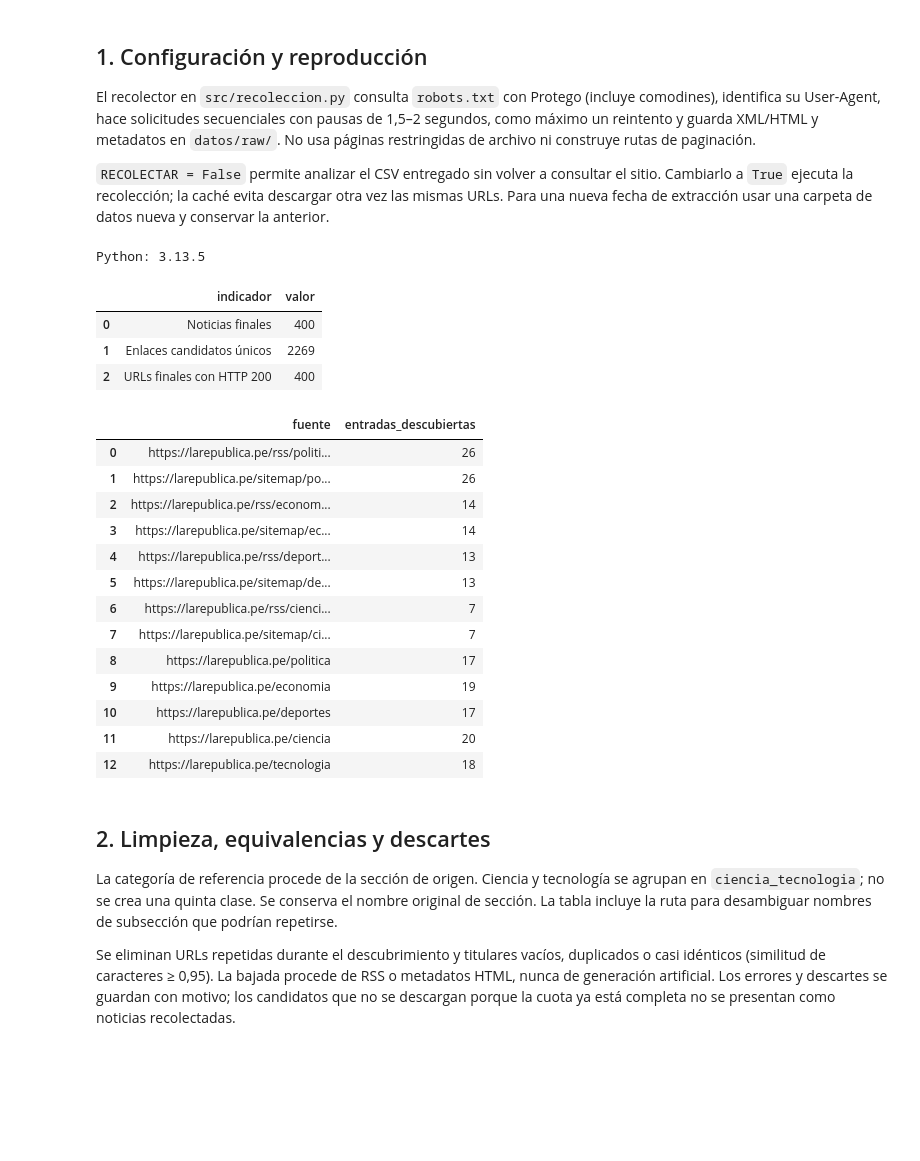
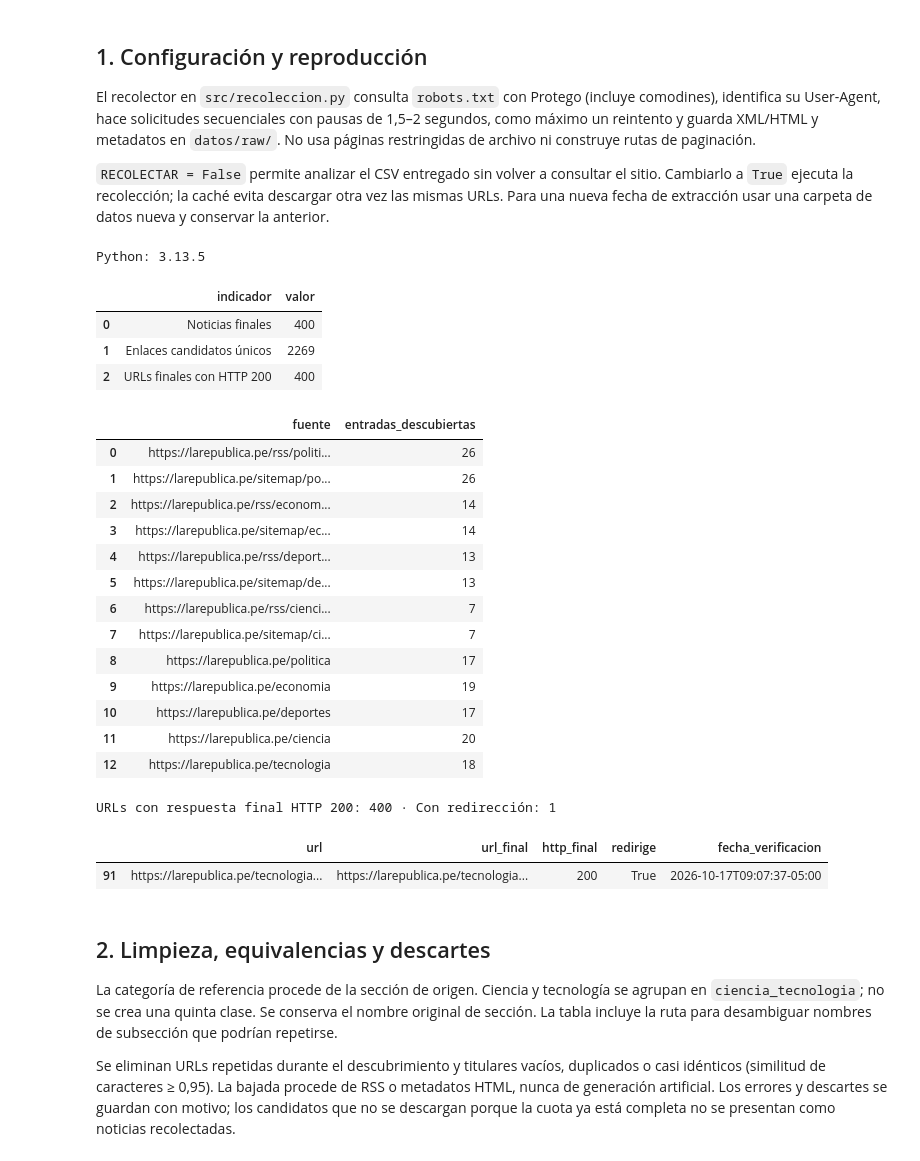
Before and after one commit to bocchienjoyer/python_intermedio, a Jupyter notebook: tarea_1/01_recoleccion.ipynb, the cells around one changed output. Drawn from its saved outputs; the diff is of its cells as text; code cells hidden in the pictures; blank space fills up the shorter version.

```diff
--- a/tarea_1/01_recoleccion.ipynb
+++ b/tarea_1/01_recoleccion.ipynb
@@ -44,33 +44,40 @@ pd.set_option('display.max_colwidth', None)
 print('Python:', platform.python_version())
 RECOLECTAR = False
 if RECOLECTAR:
     df, resumen = collect(per_category=100)
 else:
     df = pd.read_csv(ROOT / 'datos/noticias.csv', keep_default_na=False)
     resumen = json.loads((ROOT / 'datos/resumen_recoleccion.json').read_text(encoding='utf-8'))
 display(pd.DataFrame({'indicador': ['Noticias finales', 'Enlaces candidatos únicos', 'URLs finales con HTTP 200'],
                       'valor': [len(df), resumen['candidatos_unicos'], resumen['url_verificadas_http_200']]}))
 display(pd.DataFrame(list(resumen['fuentes'].items()), columns=['fuente', 'entradas_descubiertas']))
+urls = pd.read_csv('datos/verificacion_urls.csv')
+assert set(urls.url) == set(df.url) and urls.http_final.eq(200).all()
+print('URLs con respuesta final HTTP 200:', len(urls), '· Con redirección:', int(urls.redirige.sum()))
+display(urls[urls.redirige])
 # %% [output]
 Python: 3.13.5
 |  | indicador | valor |
 | 0 | Noticias finales | 400 |
 | 1 | Enlaces candidatos únicos | 2269 |
 | 2 | URLs finales con HTTP 200 | 400 |
 |  | fuente | entradas_descubiertas |
 | 0 | https://larepublica.pe/rss/politi... | 26 |
 | 1 | https://larepublica.pe/sitemap/po... | 26 |
 | 2 | https://larepublica.pe/rss/econom... | 14 |
 | 3 | https://larepublica.pe/sitemap/ec... | 14 |
 | 4 | https://larepublica.pe/rss/deport... | 13 |
 | 5 | https://larepublica.pe/sitemap/de... | 13 |
 | 6 | https://larepublica.pe/rss/cienci... | 7 |
 | 7 | https://larepublica.pe/sitemap/ci... | 7 |
 | 8 | https://larepublica.pe/politica | 17 |
 | 9 | https://larepublica.pe/economia | 19 |
 | 10 | https://larepublica.pe/deportes | 17 |
 | 11 | https://larepublica.pe/ciencia | 20 |
 | 12 | https://larepublica.pe/tecnologia | 18 |
+URLs con respuesta final HTTP 200: 400 · Con redirección: 1
+|  | url | url_final | http_final | redirige | fecha_verificacion |
+| 91 | https://larepublica.pe/tecnologia... | https://larepublica.pe/tecnologia... | 200 | True | 2026-10-17T09:07:37-05:00 |
 # %% [markdown]
 ## 2. Limpieza, equivalencias y descartes
 
```
Also changed, not shown: parts of 5 cells of this notebook, 41 other files.
